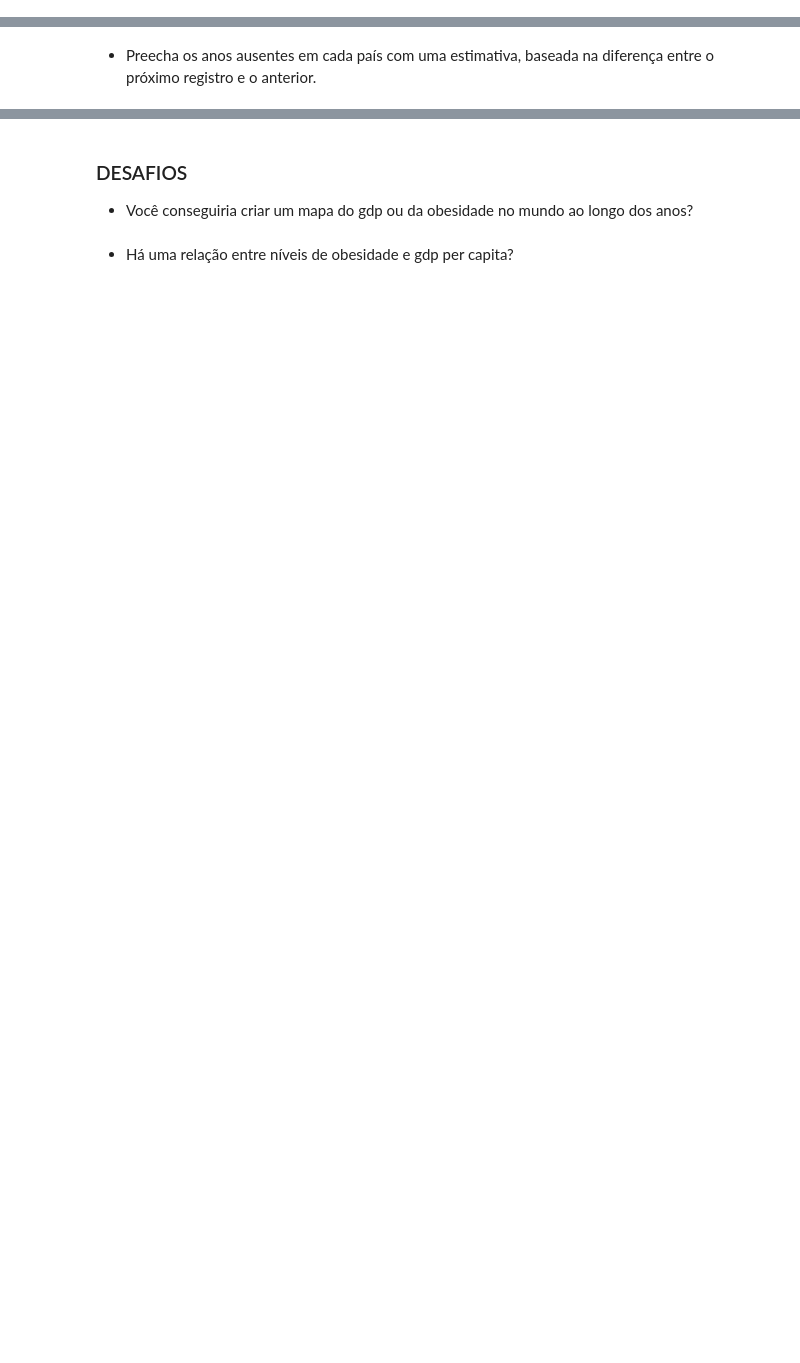
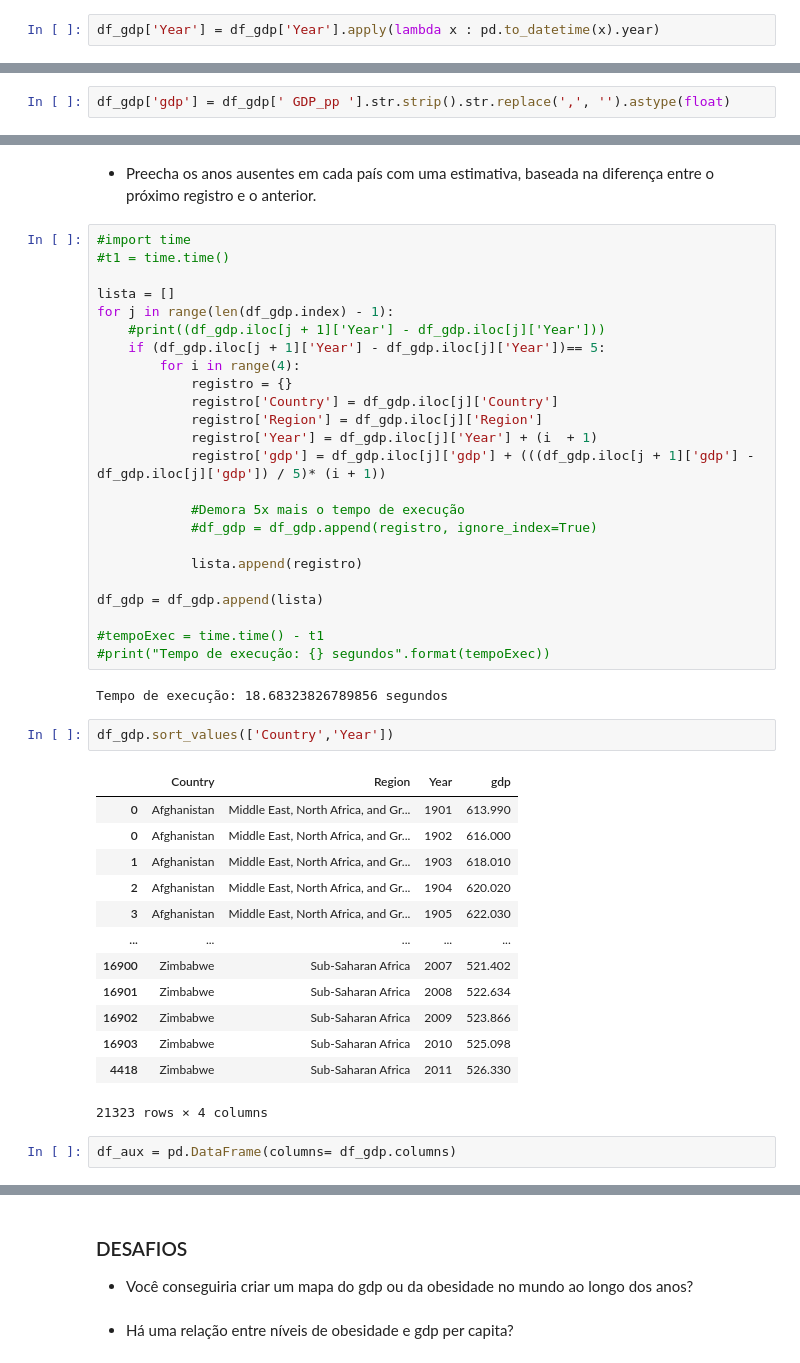
Before and after one commit to thiago-p-anjos/Estudando_Pandas, a Jupyter notebook: Projeto - Análise de dados.ipynb, the cells around one changed output, grey strips where cells are left out. Saved outputs shown, nothing was run; the diff lists cells and outputs as text; blank space fills up the shorter version.

```diff
--- a/Projeto - Análise de dados.ipynb
+++ b/Projeto - Análise de dados.ipynb
@@ -336,0 +370,2 @@ df_gdp = pd.read_csv("Datasets/GDP.csv", decimal=".")
+# %%
+df_gdp['Year'] = df_gdp['Year'].apply(lambda x : pd.to_datetime(x).year)
@@ -336,0 +375,2 @@ df_gdp = pd.read_csv("Datasets/GDP.csv", decimal=".")
+# %%
+df_gdp['gdp'] = df_gdp[' GDP_pp '].str.strip().str.replace(',', '').astype(float)
@@ -341,2 +408,46 @@ df_gdp = pd.read_csv("Datasets/GDP.csv", decimal=".")
 # %% [markdown]
 - Preecha os anos ausentes em cada país com uma estimativa, baseada na diferença entre o próximo registro e o anterior.
+# %%
+#import time
+#t1 = time.time()
+
+lista = []
+for j in range(len(df_gdp.index) - 1):
+    #print((df_gdp.iloc[j + 1]['Year'] - df_gdp.iloc[j]['Year']))
+    if (df_gdp.iloc[j + 1]['Year'] - df_gdp.iloc[j]['Year'])== 5:
+        for i in range(4):
+            registro = {}
+            registro['Country'] = df_gdp.iloc[j]['Country']
+            registro['Region'] = df_gdp.iloc[j]['Region']
+            registro['Year'] = df_gdp.iloc[j]['Year'] + (i  + 1)
+            registro['gdp'] = df_gdp.iloc[j]['gdp'] + (((df_gdp.iloc[j + 1]['gdp'] - df_gdp.iloc[j]['gdp']) / 5)* (i + 1))
+
+            #Demora 5x mais o tempo de execução
+            #df_gdp = df_gdp.append(registro, ignore_index=True)
+
+            lista.append(registro)
+
+df_gdp = df_gdp.append(lista)
+
+#tempoExec = time.time() - t1
+#print("Tempo de execução: {} segundos".format(tempoExec))
+# %% [output]
+Tempo de execução: 18.68323826789856 segundos
+# %%
+df_gdp.sort_values(['Country','Year'])
+# %% [output]
+|  | Country | Region | Year | gdp |
+| 0 | Afghanistan | Middle East, North Africa, and Gr... | 1901 | 613.990 |
+| 0 | Afghanistan | Middle East, North Africa, and Gr... | 1902 | 616.000 |
+| 1 | Afghanistan | Middle East, North Africa, and Gr... | 1903 | 618.010 |
+| 2 | Afghanistan | Middle East, North Africa, and Gr... | 1904 | 620.020 |
+| 3 | Afghanistan | Middle East, North Africa, and Gr... | 1905 | 622.030 |
+| ... | ... | ... | ... | ... |
+| 16900 | Zimbabwe | Sub-Saharan Africa | 2007 | 521.402 |
+| 16901 | Zimbabwe | Sub-Saharan Africa | 2008 | 522.634 |
+| 16902 | Zimbabwe | Sub-Saharan Africa | 2009 | 523.866 |
+| 16903 | Zimbabwe | Sub-Saharan Africa | 2010 | 525.098 |
+| 4418 | Zimbabwe | Sub-Saharan Africa | 2011 | 526.330 |
+21323 rows × 4 columns
+# %%
+df_aux = pd.DataFrame(columns= df_gdp.columns)
```
Also changed, not shown: parts of 10 cells of this notebook.
